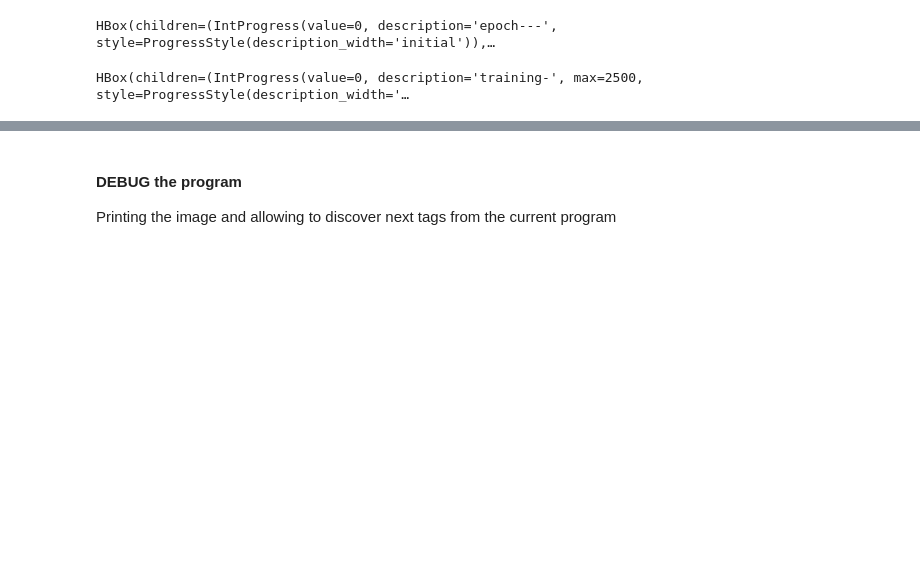
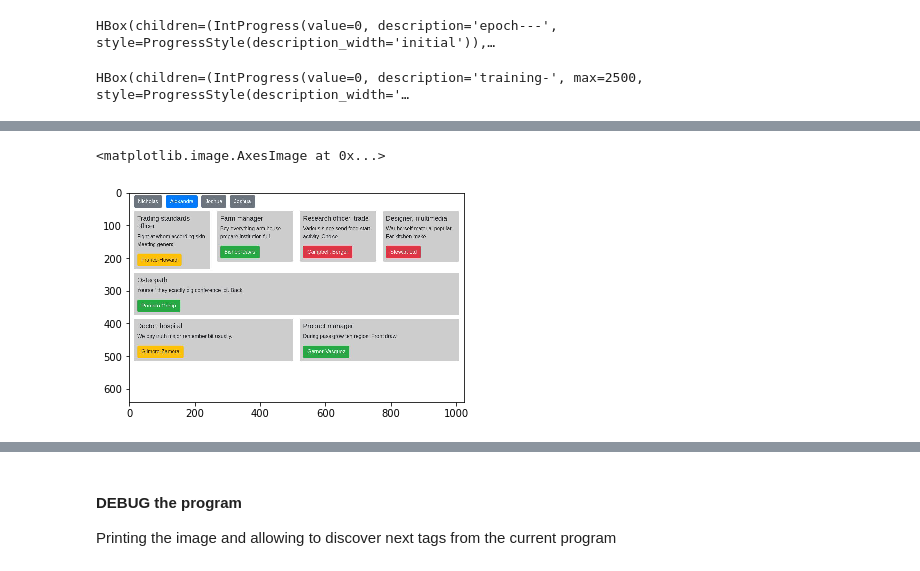
Before and after one commit to binh-vu/sketch2code, a Jupyter notebook: notebooks/s10_supervise_baseline.ipynb, the cells around one changed output, grey strips where cells are left out. Cells and saved outputs as stored; diff of their text form; code cells hidden in the pictures; blank space fills up the shorter version.

```diff
--- a/notebooks/s10_supervise_baseline.ipynb
+++ b/notebooks/s10_supervise_baseline.ipynb
@@ -130,0 +151,5 @@ HBox(children=(IntProgress(value=0, description='training-', max=2500, style=Pro
+# %%
+plt.imshow(oimages[-1])
+# %% [output]
+<matplotlib.image.AxesImage at 0x...>
+[figure, added]
```
Also changed, not shown: parts of 28 cells of this notebook, 9 other files.
